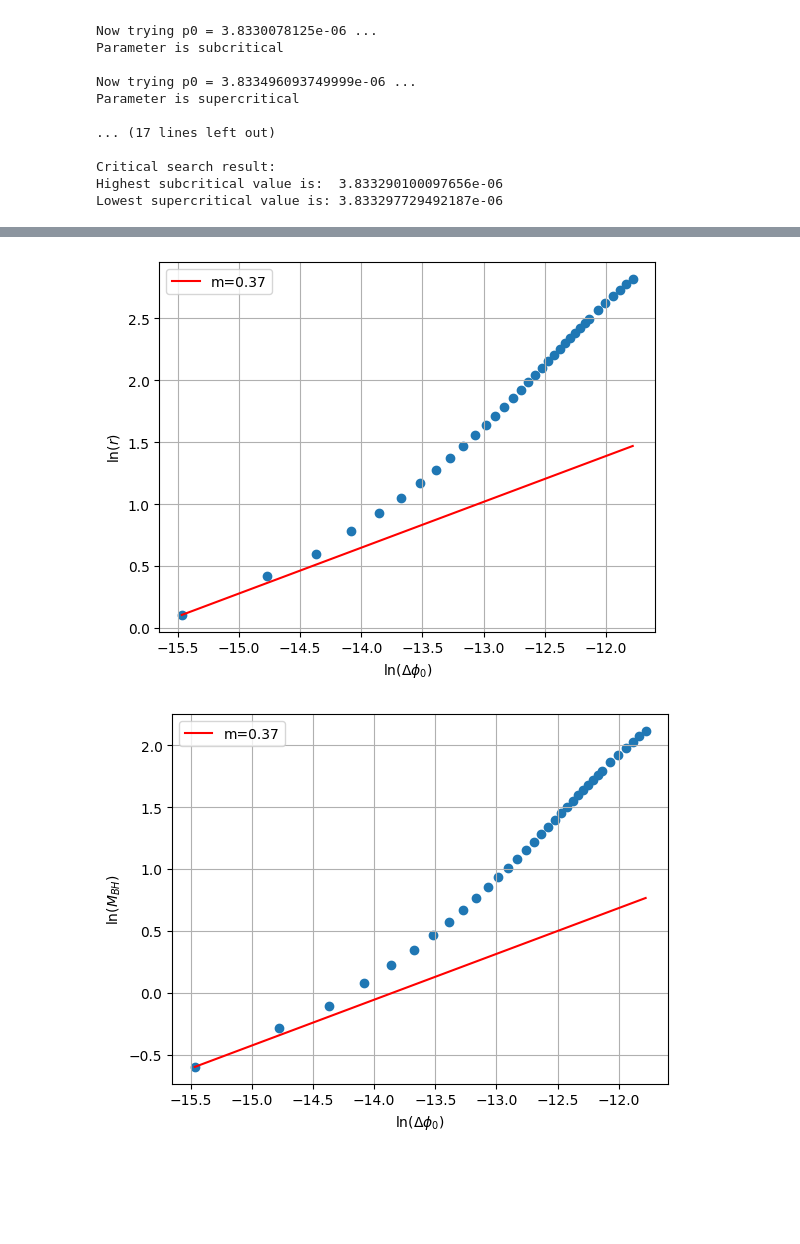
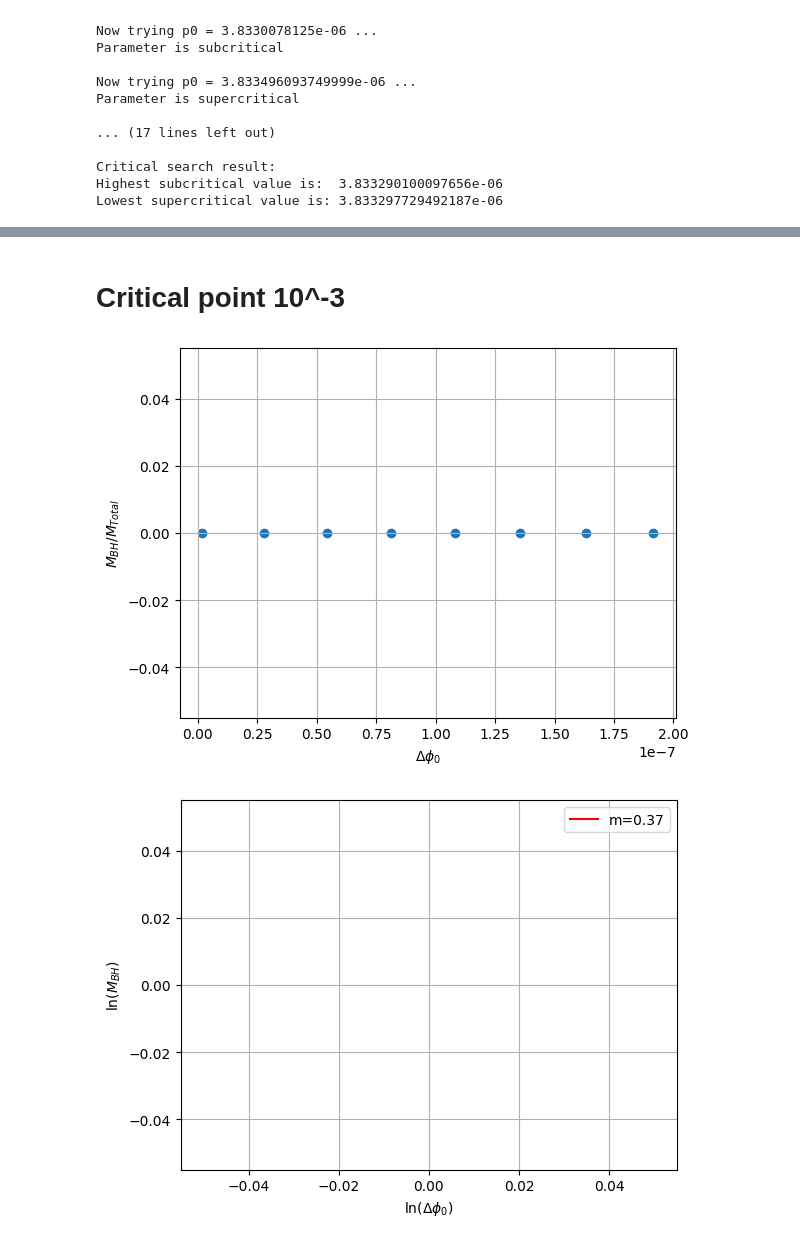
Before and after one commit to OtroBenja/Critical-collapse, a Jupyter notebook: plot.ipynb, the cells around one changed output, grey strips where cells are left out. Drawn from its saved outputs; the diff is of its cells as text; code cells hidden in the pictures; blank space fills up the shorter version.

```diff
--- a/plot.ipynb
+++ b/plot.ipynb
@@ -800,0 +792,2 @@ all_p0s = np.concatenate((p0s_1,p0s_2,p0s_3,p0s))
+# %% [markdown]
+# Critical point 10^-3
@@ -801,4 +812,6 @@ all_p0s = np.concatenate((p0s_1,p0s_2,p0s_3,p0s))
 # %%
+critical_p0 = 1.9156319713009e-06
+
 #Get all radius and p0
 from os import listdir
 folder_files = listdir()
@@ -806,45 +819,47 @@ folder_files = [f for f in folder_files if (f.startswith('Output') and f.endswit
 #Sort by modification date
 folder_files.sort(key=getmtime)
 
 results_df = pd.DataFrame(columns=['Radius','Mass','phi0'])
 for i, file in enumerate(folder_files):
-    #Get blackhole radius
+    with open('Mass'+file[6:]) as f:
+        mass0 = float(f.readline().split(',')[0])
+    #Get parameters from the simulation
     BHradius = read_params(file)['BH radius']
-    #Get total mass
     BHmass = read_params(file)['BH mass']
+    phi0 = read_params(file)['p0']
     #Add values to the dataframe
-    new_row = pd.DataFrame([[BHradius,BHmass,all_p0s[i]]],columns=['Radius','Mass','phi0'])
+    new_row = pd.DataFrame([[BHradius,BHmass,phi0,mass0]],columns=['BHRadius','BHMass','phi0','Mass0'])
     results_df = pd.concat((results_df,new_row),ignore_index=True)
 #Plot log(delta r0) vs log(delta phi0)
-log_dr   = np.log(results_df['Radius'].values)
-log_dphi = np.log(results_df['phi0'].values-critical_p0)
-log_mass = np.log(results_df['Mass'].values)
-radius = results_df['Radius'].values
-mass = results_df['Mass'].values
+mass = results_df['BHMass'].values
+mass_frac = results_df['BHMass'].values/results_df['Mass0'].values
+radius = results_df['BHRadius'].values
+dphi = results_df['phi0'].values-critical_p0
+log_dr   = np.log(results_df['BHRadius'].values-critical_radius)
+log_dphi = np.log(dphi)
+log_mass = np.log(mass)
 
-plt.scatter(log_dphi,log_dr)
-plt.ylabel('ln($r$)')
-plt.xlabel('ln($\Delta \phi_0$)')
-plt.plot((log_dphi[0],log_dphi[-1]),(log_dr[0],log_dr[0]+0.37*(log_dphi[-1]-log_dphi[0])),'-r',label='m=0.37')
-plt.legend()
+plt.scatter(dphi,mass_frac)
+plt.ylabel('$M_{BH}/M_{Total}$')
+plt.xlabel('$\Delta \phi_0$')
 plt.grid()
 plt.show()
 
 plt.scatter(log_dphi,log_mass)
 plt.ylabel('ln($M_{BH}$)')
 plt.xlabel('ln($\Delta \phi_0$)')
 plt.plot((log_dphi[0],log_dphi[-1]),(log_mass[0],log_mass[0]+0.37*(log_dphi[-1]-log_dphi[0])),'-r',label='m=0.37')
 plt.legend()
 plt.grid()
 plt.show()
 
 plt.scatter(mass,radius)
 plt.ylabel('BH radius')
 plt.xlabel('BH Mass')
 plt.plot((0,mass[-1]),(0,2*mass[-1]),'-r',label='m=2')
 plt.legend()
 plt.grid()
 plt.show()
 # %% [output]
-[figure, old version]
+[figure, new version]
-[figure, old version]
+[figure, new version]
```
Also changed, not shown: parts of 6 cells of this notebook.
